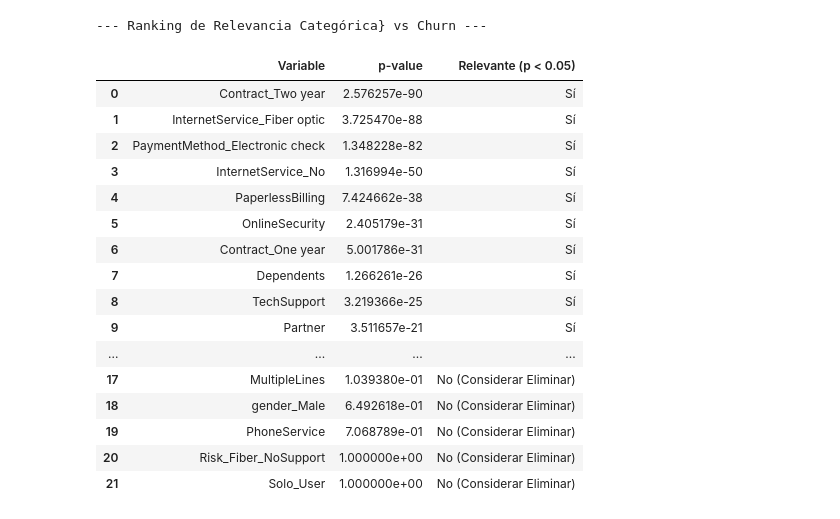
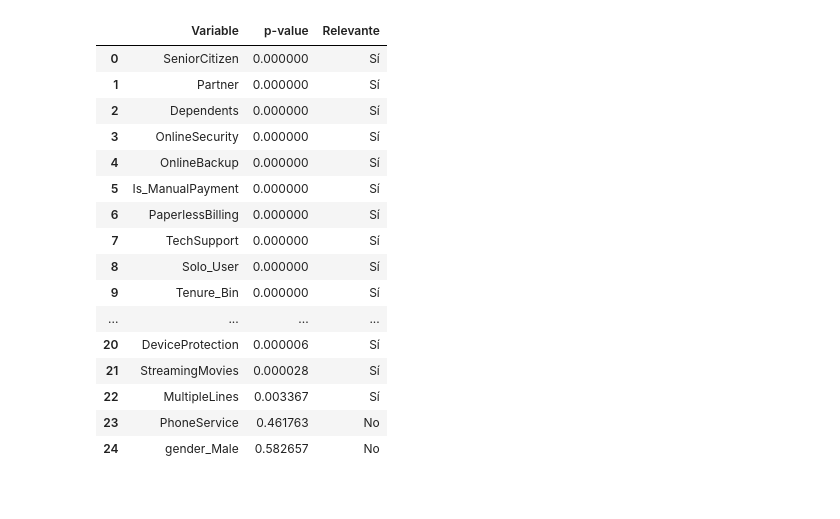
Before and after one commit to lmontoyas/UTEC-ML-Proyect_1-Classification, a Jupyter notebook: notebooks/01_feature_ingeneering.ipynb, the cells around one changed output. Saved outputs shown, nothing was run; the diff lists cells and outputs as text; code cells hidden in the pictures.

```diff
--- a/notebooks/01_feature_ingeneering.ipynb
+++ b/notebooks/01_feature_ingeneering.ipynb
@@ -79,17 +165,9 @@ display(lambdas_df)
 # %%
-# Separamos el 80% (Train) y 20% (Validation) ANTES de cualquier transformación global
-train_local_df, val_local_df = train_test_split(
-    train_clean,
-    test_size=0.2,
-    random_state=42,
-    stratify=train_clean['Churn'] # Mantenemos el 26% de churn
+# Preprocesamiento (encoding + scaling)
+X_train, X_val, X_test_kaggle, y_train, y_val, test_ids, scaler = preprocess_data(
+    train_local_df, val_local_df, test_clean
 )
 
-# 4. Transformación, One-Hot Encoding y Escalado (Yeo-Johnson)
-X_train, X_val, X_test_kaggle, y_train, y_val, test_ids = preprocess_data(train_local_df, val_local_df, test_clean)
-
-print("--- PARTICIÓN Y PREPROCESAMIENTO SIN LEAKAGE COMPLETADO ---")
-print(f"Data para entrenar (Train Local): {X_train.shape[0]} clientes")
-print(f"Data para evaluar (Validation Local): {X_val.shape[0]} clientes")
-print(f"Data ciega para Kaggle (Test Oficial): {X_test_kaggle.shape[0]} clientes")
+print(f'X_train: {X_train.shape}  |  X_val: {X_val.shape}  |  X_test: {X_test_kaggle.shape}')
+print(f'Churn rate train: {y_train.mean():.3f}  |  val: {y_val.mean():.3f}')
 # %% [output]
@@ -166,7 +214,7 @@ df_viz = X_train_num.copy()
 df_viz['Churn'] = y_train.values
 
 
-fig, axes = plt.subplots(2, 2, figsize=(14, 11))
+fig, axes = plt.subplots(2, 3, figsize=(14, 11))
 axes = axes.flatten()
 sns.set_theme(style="whitegrid")
 
@@ -306,42 +259,30 @@ plt.show()
 # %%
-# IMPACTO DE TODAS LAS VARIABLES CATEGORICAS PREDICTORAS EN CHURN
-
+cat_cols = [c for c in X_train.columns if X_train[c].nunique() <= 5]
 resultados_chi2 = []
 
-# Iteramos sobre todas las variables categóricas que nos quedan
-for col in X_train_cat.columns:
-    if col != 'Is_ManualPayment':
-        # Tabla cruzada
-        crosstab = pd.crosstab(X_train_cat[col], y_train)
-        # Prueba Chi-Cuadrado
-        chi2, p_val, _, _ = chi2_contingency(crosstab)
+for col in cat_cols:
+    ct = pd.crosstab(X_train[col], y_train)
+    chi2, p, _, _ = chi2_contingency(ct)
+    resultados_chi2.append({'Variable': col, 'p-value': round(p, 6),
+                             'Relevante': 'Sí' if p < 0.05 else 'No'})
 
-        resultados_chi2.append({
-            'Variable': col,
-            'p-value': p_val,
-            'Relevante (p < 0.05)': 'Sí' if p_val < 0.05 else 'No (Considerar Eliminar)'
-        })
-
-df_relevancia = pd.DataFrame(resultados_chi2).sort_values(by='p-value')
-
-print("\n--- Ranking de Relevancia Categórica} vs Churn ---")
-display(df_relevancia.reset_index(drop=True))
+df_chi2 = pd.DataFrame(resultados_chi2).sort_values('p-value').reset_index(drop=True)
+display(df_chi2)
 # %% [output]
---- Ranking de Relevancia Categórica} vs Churn ---
-|  | Variable | p-value | Relevante (p < 0.05) |
-| 0 | Contract_Two year | 2.576257e-90 | Sí |
-| 1 | InternetService_Fiber optic | 3.725470e-88 | Sí |
-| 2 | PaymentMethod_Electronic check | 1.348228e-82 | Sí |
-| 3 | InternetService_No | 1.316994e-50 | Sí |
-| 4 | PaperlessBilling | 7.424662e-38 | Sí |
-| 5 | OnlineSecurity | 2.405179e-31 | Sí |
-| 6 | Contract_One year | 5.001786e-31 | Sí |
-| 7 | Dependents | 1.266261e-26 | Sí |
-| 8 | TechSupport | 3.219366e-25 | Sí |
-| 9 | Partner | 3.511657e-21 | Sí |
+|  | Variable | p-value | Relevante |
+| 0 | SeniorCitizen | 0.000000 | Sí |
+| 1 | Partner | 0.000000 | Sí |
+| 2 | Dependents | 0.000000 | Sí |
+| 3 | OnlineSecurity | 0.000000 | Sí |
+| 4 | OnlineBackup | 0.000000 | Sí |
+| 5 | Is_ManualPayment | 0.000000 | Sí |
+| 6 | PaperlessBilling | 0.000000 | Sí |
+| 7 | TechSupport | 0.000000 | Sí |
+| 8 | Solo_User | 0.000000 | Sí |
+| 9 | Tenure_Bin | 0.000000 | Sí |
 | ... | ... | ... | ... |
-| 17 | MultipleLines | 1.039380e-01 | No (Considerar Eliminar) |
-| 18 | gender_Male | 6.492618e-01 | No (Considerar Eliminar) |
-| 19 | PhoneService | 7.068789e-01 | No (Considerar Eliminar) |
-| 20 | Risk_Fiber_NoSupport | 1.000000e+00 | No (Considerar Eliminar) |
-| 21 | Solo_User | 1.000000e+00 | No (Considerar Eliminar) |
+| 20 | DeviceProtection | 0.000006 | Sí |
+| 21 | StreamingMovies | 0.000028 | Sí |
+| 22 | MultipleLines | 0.003367 | Sí |
+| 23 | PhoneService | 0.461763 | No |
+| 24 | gender_Male | 0.582657 | No |
```
Also changed, not shown: parts of 31 cells of this notebook, 33 other files.
